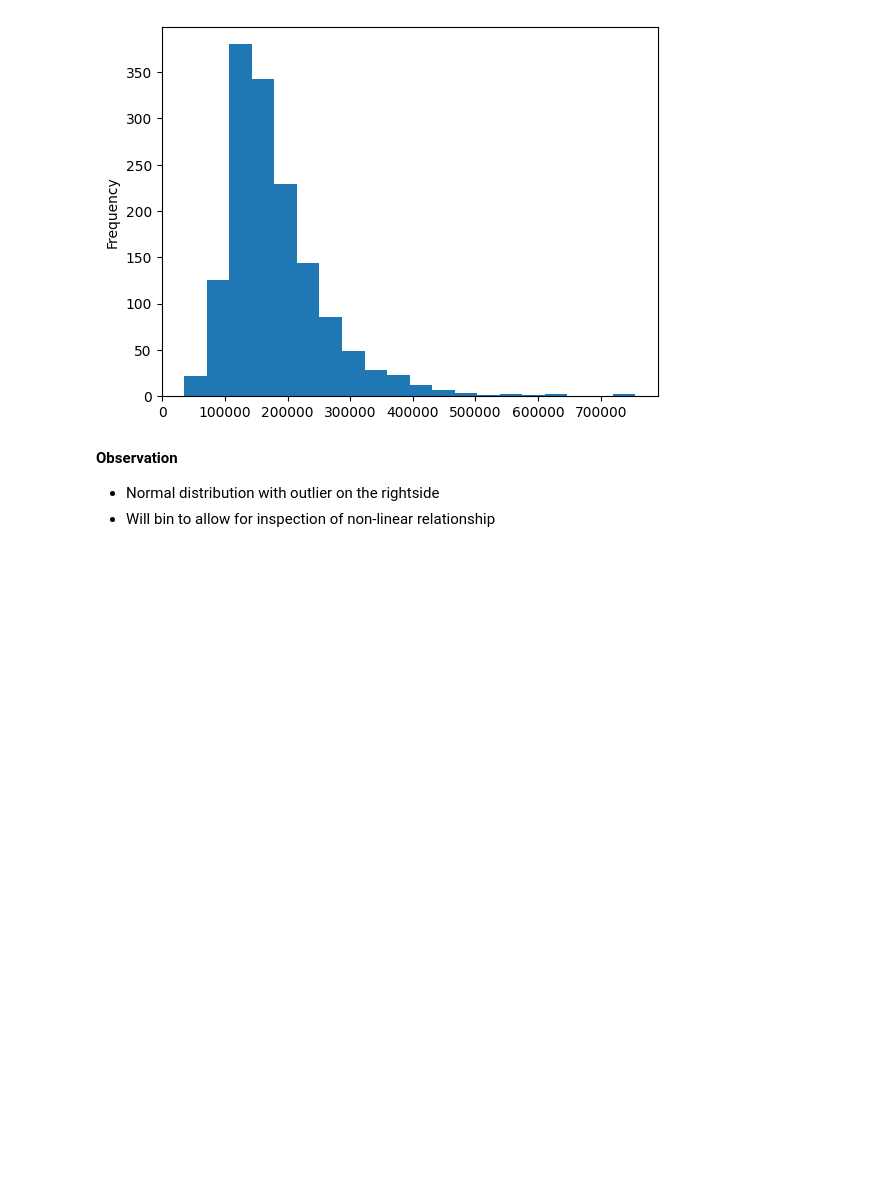
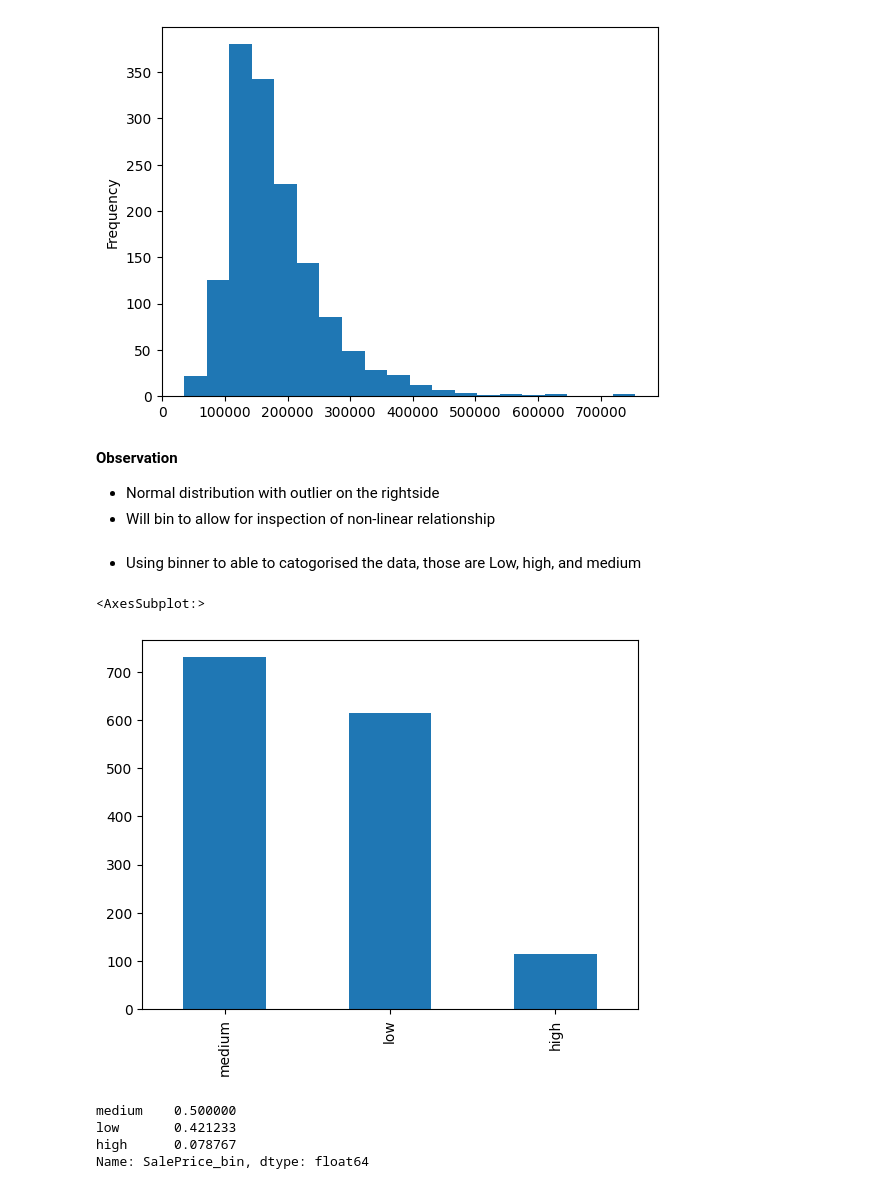
Before and after one commit to TimothyYW/Project_05, a Jupyter notebook: jupyter_notebooks/03 Data_Corralation.ipynb, the cells around one changed output. Drawn from its saved outputs; the diff is of its cells as text; code cells hidden in the pictures; blank space fills up the shorter version.

Commit message:
add observation for Data exploration

```diff
--- a/jupyter_notebooks/03 Data_Corralation.ipynb
+++ b/jupyter_notebooks/03 Data_Corralation.ipynb
@@ -67,3 +71,27 @@ df.SalePrice.plot.hist(bins=20)
 
 + Normal distribution with outlier on the rightside
 + Will bin to allow for inspection of non-linear relationship
+# %%
+def binner(x):
+  if x < 150000:
+    return "low"
+  elif x > 300000:
+    return "high"
+  else:
+    return "medium"
+# %%
+df["SalePrice_bin"] = df["SalePrice"].apply(binner)
+# %% [markdown]
++ Using binner to able to catogorised the data, those are Low, high, and medium
+# %%
+df.SalePrice_bin.value_counts().plot.bar()
+# %% [output]
+<AxesSubplot:>
+[figure, added]
+# %%
+df.SalePrice_bin.value_counts(normalize = True)
+# %% [output]
+medium    0.500000
+low       0.421233
+high      0.078767
+Name: SalePrice_bin, dtype: float64
```
Also changed, not shown: parts of 3 cells of this notebook.
